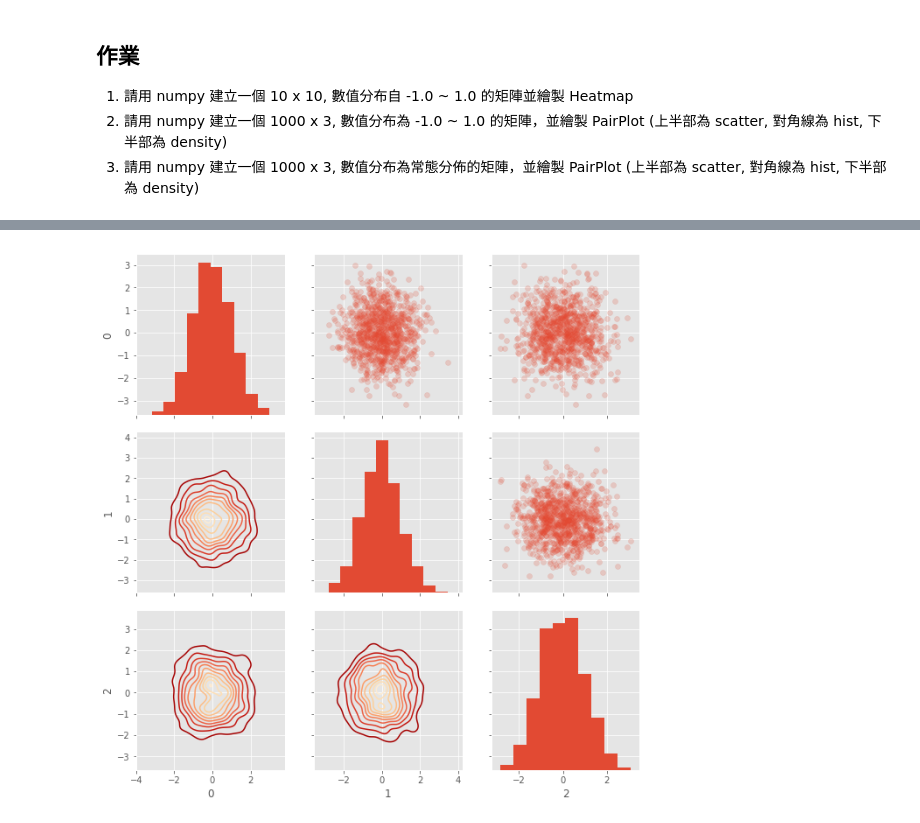
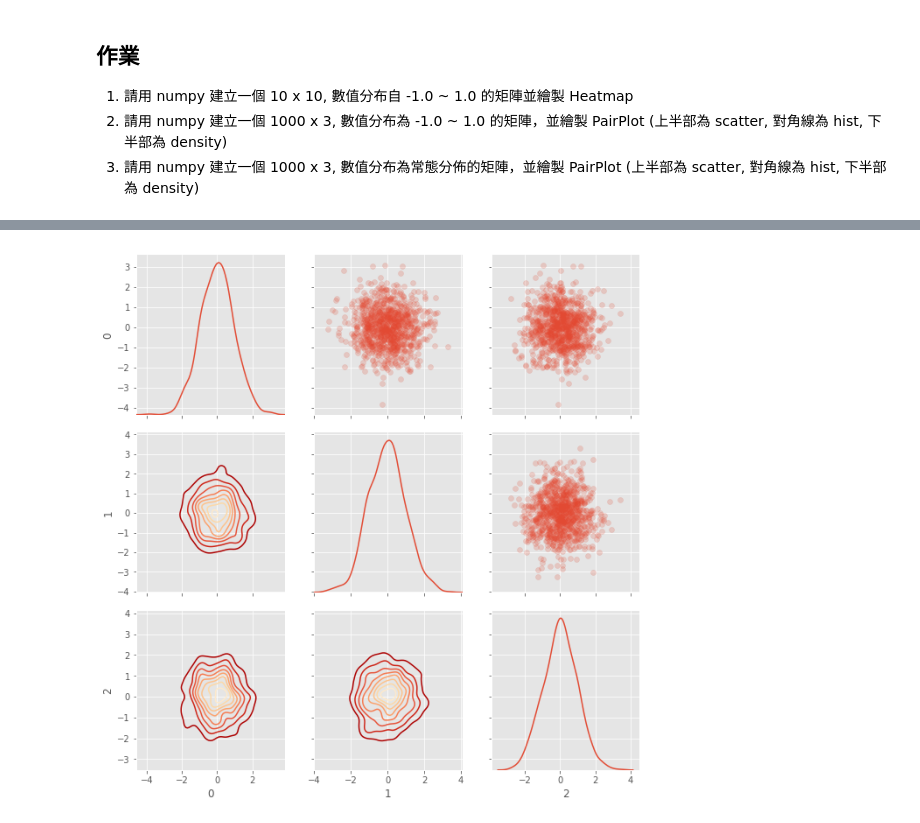
Before and after one commit to huzhecheng/ML100-Days, a Jupyter notebook: Day_015_HW.ipynb, the cells around one changed output, grey strips where cells are left out. Saved outputs shown, nothing was run; the diff lists cells and outputs as text; code cells hidden in the pictures.

```diff
--- a/Day_015_HW.ipynb
+++ b/Day_015_HW.ipynb
@@ -58,24 +58,24 @@ plt.show()
 # %%
 nrow = 1000
 ncol = 3
 """
 Your Code Here
 """
 matrix = np.random.randn(nrow, ncol)
 
 indice = np.random.choice([0,1,2], size=nrow)
 plot_data = pd.DataFrame(matrix, indice)
 
 
 grid = sns.PairGrid(data = plot_data, size = 3, diag_sharey=False)
 """
 Your Code Here
 Please replace "..." to correct plot function
 """
 grid.map_upper(plt.scatter , alpha = 0.2)
-grid.map_diag(plt.hist)
+grid.map_diag(sns.kdeplot)
 grid.map_lower(sns.kdeplot , cmap = plt.cm.OrRd_r)
 
 plt.show()
 # %% [output]
-[figure, old version]
+[figure, new version]
```
Also changed, not shown: parts of 2 cells of this notebook, 3 other files.
